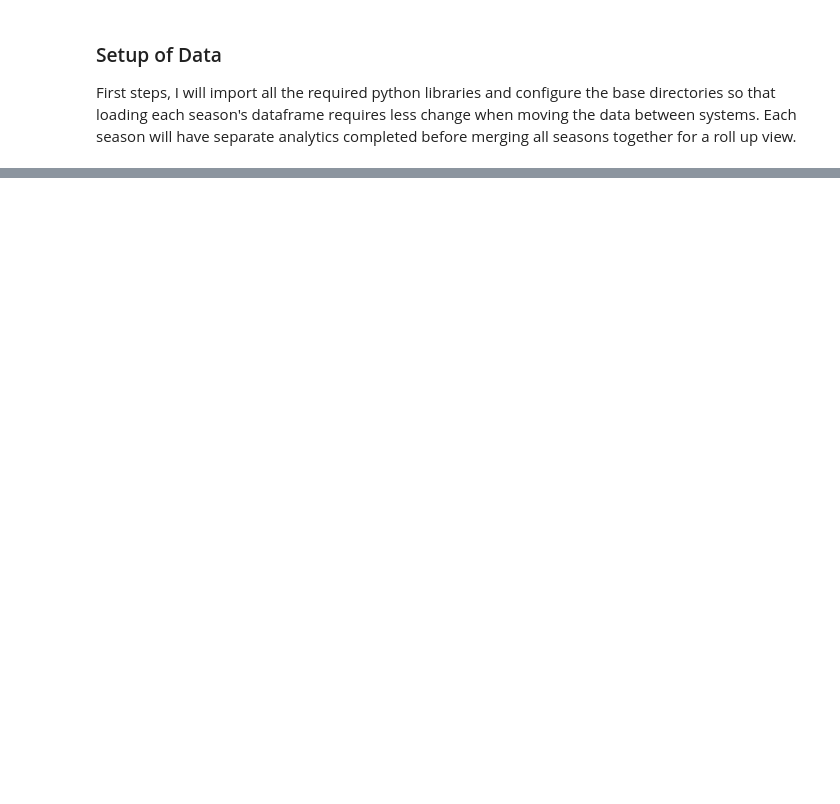
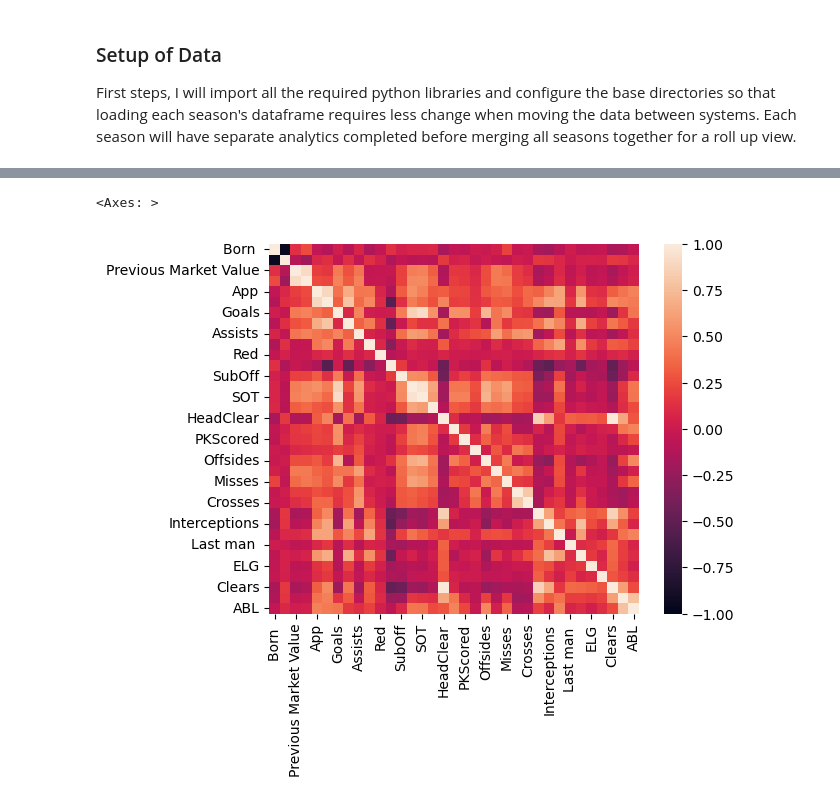
Before and after one commit to ascrivs/studious-couscous, a Jupyter notebook: DSA-Project.ipynb, the cells around one changed output, grey strips where cells are left out. Cells and saved outputs as stored; diff of their text form; code cells hidden in the pictures; blank space fills up the shorter version.

```diff
--- a/DSA-Project.ipynb
+++ b/DSA-Project.ipynb
@@ -160,0 +95,5 @@ season_15_16.head()
+# %%
+sbn.heatmap(num_df.corr(),vmin=-1, vmax=1,square=True,)
+# %% [output]
+<Axes: >
+[figure, added]
```
Also changed, not shown: parts of 6 cells of this notebook, 7 other files.
